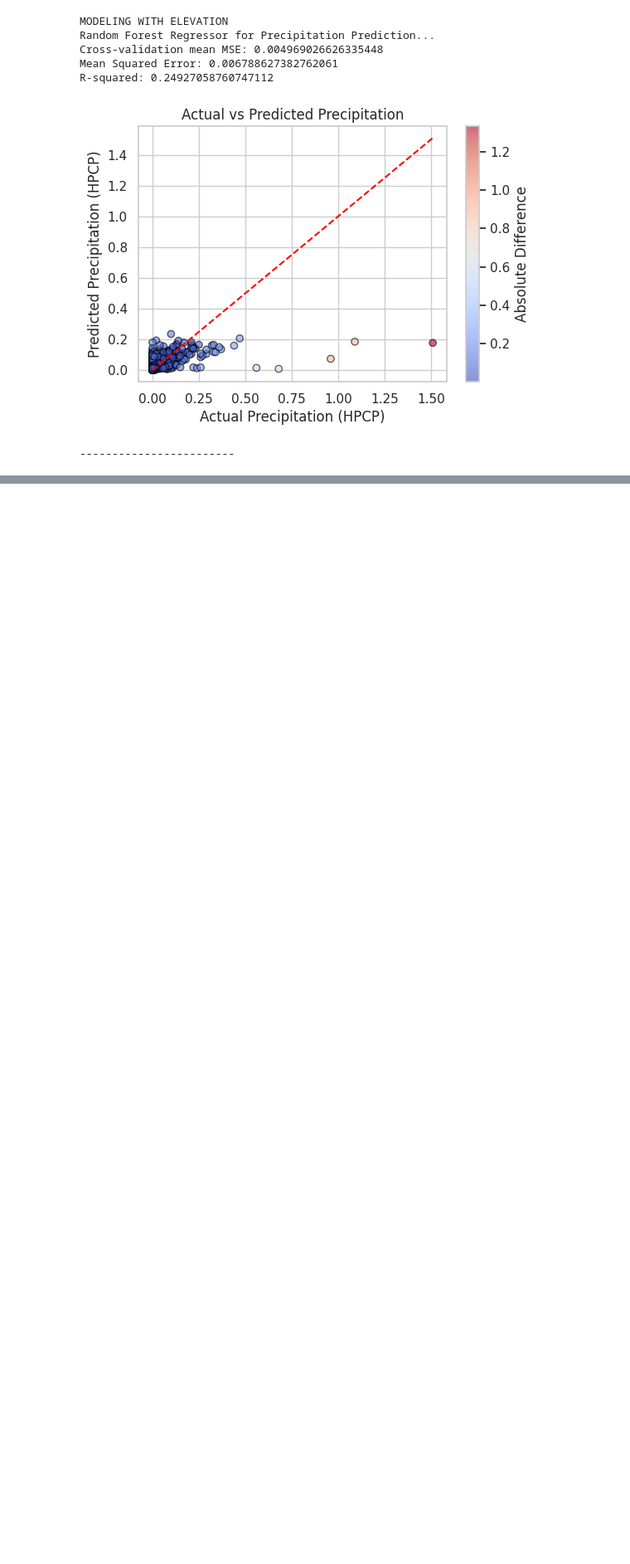
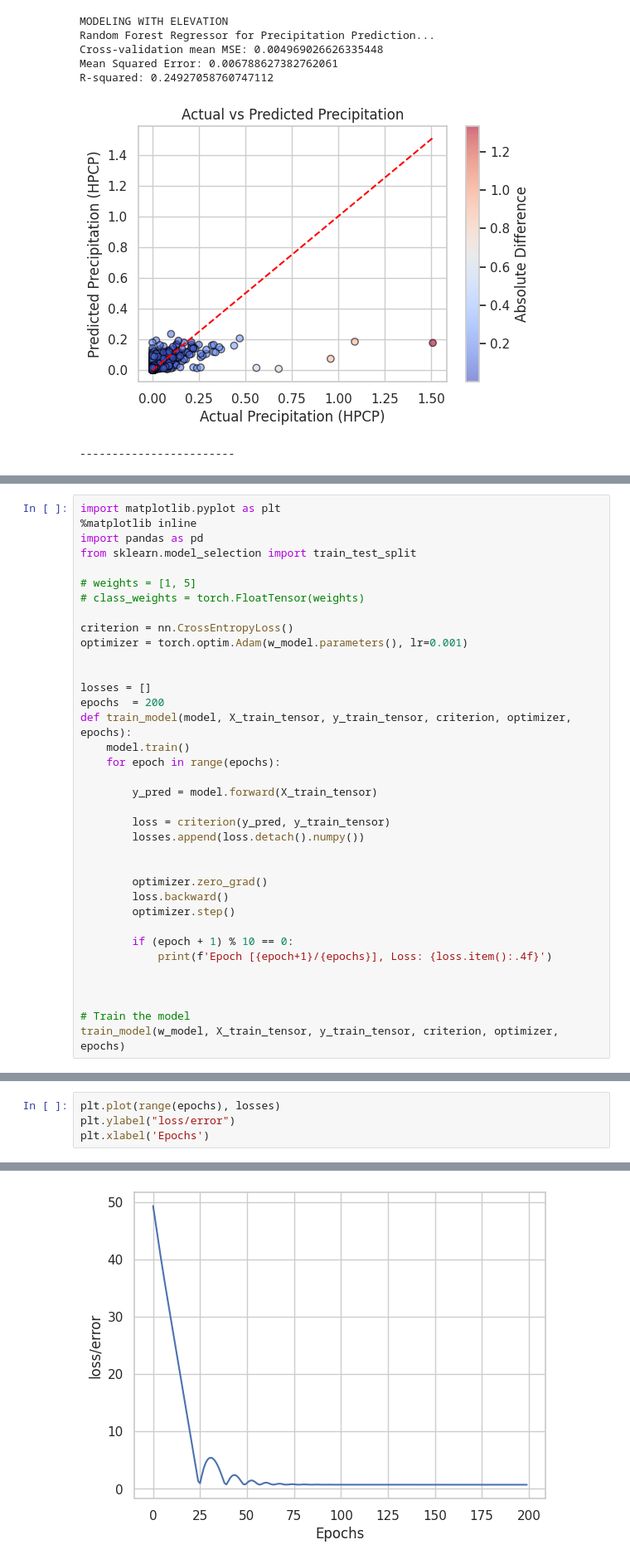
Before and after one commit to melina-thegarza/ml-climate, a Jupyter notebook: src/ml_climate_precipitation_prediction.ipynb, the cells around one changed output, grey strips where cells are left out. Shown at 83% size. Saved outputs shown, nothing was run; the diff lists cells and outputs as text; blank space fills up the shorter version.

```diff
--- a/src/ml_climate_precipitation_prediction.ipynb
+++ b/src/ml_climate_precipitation_prediction.ipynb
@@ -693,0 +780,36 @@ R-squared: 0.24927058760747112
+# %%
+import matplotlib.pyplot as plt
+%matplotlib inline
+import pandas as pd
+from sklearn.model_selection import train_test_split
+
+# weights = [1, 5]
+# class_weights = torch.FloatTensor(weights)
+
+criterion = nn.CrossEntropyLoss()
+optimizer = torch.optim.Adam(w_model.parameters(), lr=0.001)
+
+
+losses = []
+epochs  = 200
+def train_model(model, X_train_tensor, y_train_tensor, criterion, optimizer, epochs):
+    model.train()
+    for epoch in range(epochs):
+
+        y_pred = model.forward(X_train_tensor)
+
+        loss = criterion(y_pred, y_train_tensor)
+        losses.append(loss.detach().numpy())
+
+
+        optimizer.zero_grad()
+        loss.backward()
+        optimizer.step()
+
+        if (epoch + 1) % 10 == 0:
+            print(f'Epoch [{epoch+1}/{epochs}], Loss: {loss.item():.4f}')
+
+
+
+# Train the model
+train_model(w_model, X_train_tensor, y_train_tensor, criterion, optimizer, epochs)
@@ -693,0 +837,5 @@ R-squared: 0.24927058760747112
+# %%
+plt.plot(range(epochs), losses)
+plt.ylabel("loss/error")
+plt.xlabel('Epochs')
+# %% [output]
@@ -693,0 +843 @@ R-squared: 0.24927058760747112
+[figure, added]
```
Also changed, not shown: parts of 15 cells of this notebook, 2 other files.
